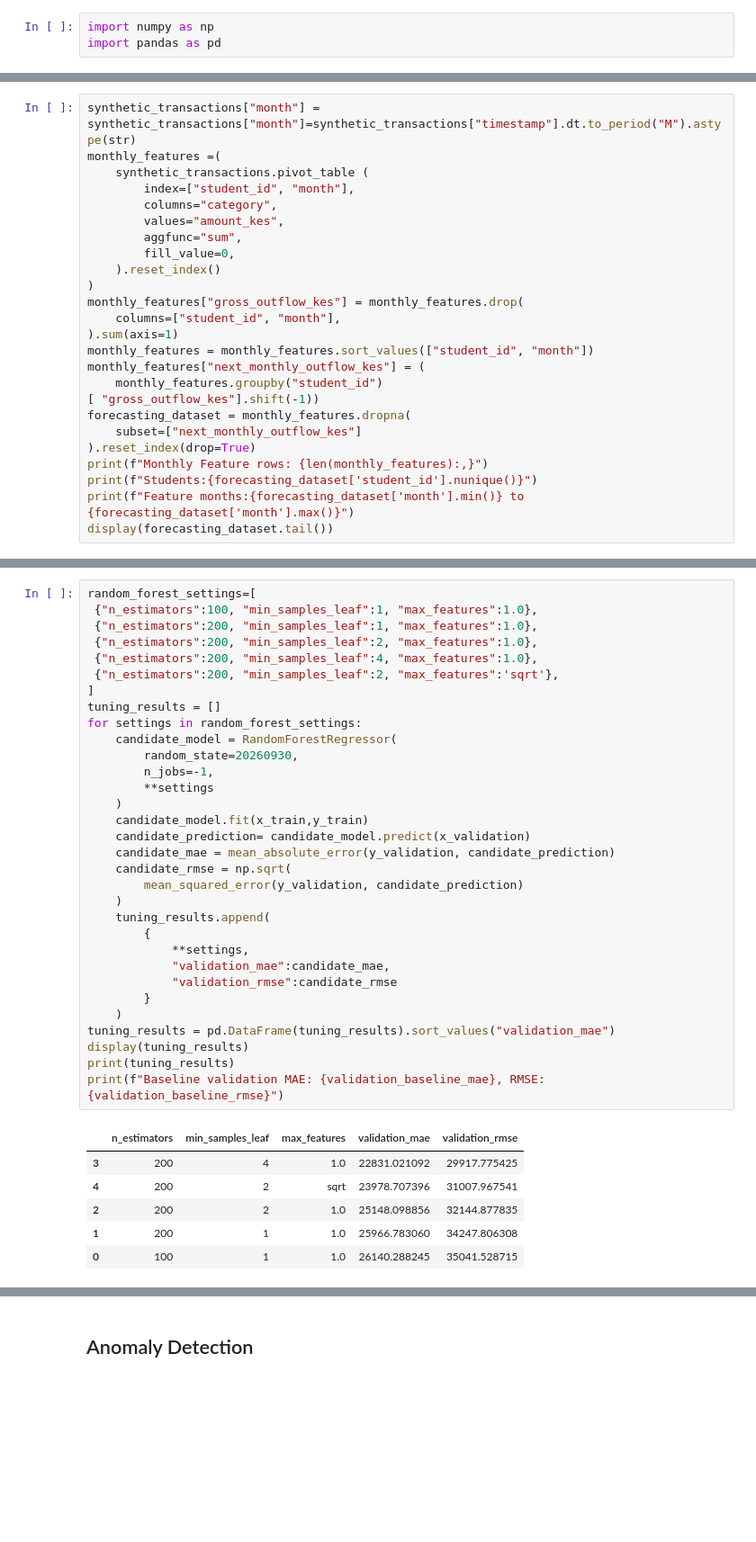
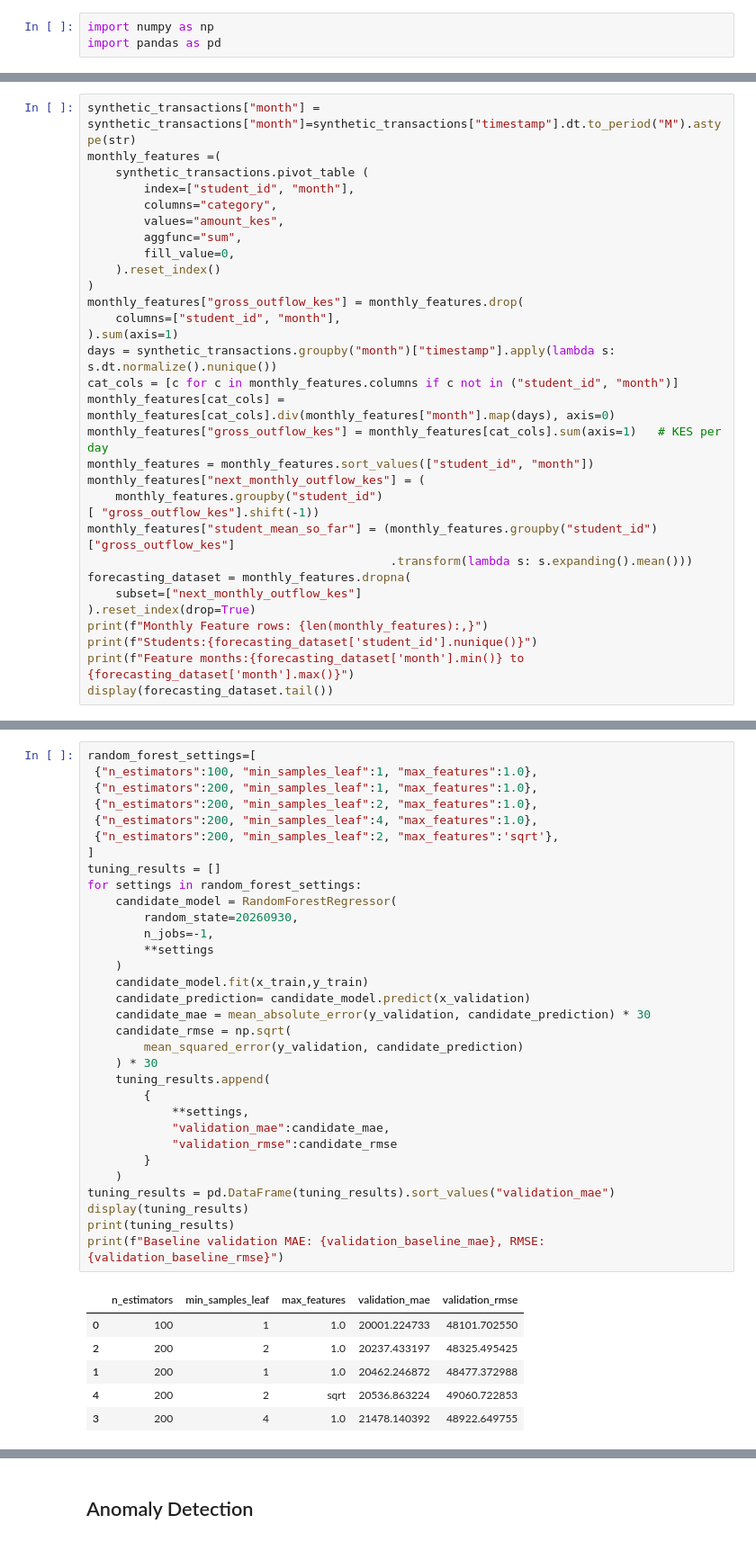
Before and after one commit to Jimmy-szn/dependants-costs, a Jupyter notebook: notebooks/aml.ipynb, the cells around one changed output, grey strips where cells are left out. Shown at 90% size. Saved outputs shown, nothing was run; the diff lists cells and outputs as text; blank space fills up the shorter version.

```diff
--- a/notebooks/aml.ipynb
+++ b/notebooks/aml.ipynb
@@ -472,10 +496,16 @@ monthly_features =(
 monthly_features["gross_outflow_kes"] = monthly_features.drop(
     columns=["student_id", "month"],
 ).sum(axis=1)
+days = synthetic_transactions.groupby("month")["timestamp"].apply(lambda s: s.dt.normalize().nunique())
+cat_cols = [c for c in monthly_features.columns if c not in ("student_id", "month")]
+monthly_features[cat_cols] = monthly_features[cat_cols].div(monthly_features["month"].map(days), axis=0)
+monthly_features["gross_outflow_kes"] = monthly_features[cat_cols].sum(axis=1)   # KES per day
 monthly_features = monthly_features.sort_values(["student_id", "month"])
 monthly_features["next_monthly_outflow_kes"] = (
     monthly_features.groupby("student_id")
 [ "gross_outflow_kes"].shift(-1))
+monthly_features["student_mean_so_far"] = (monthly_features.groupby("student_id")["gross_outflow_kes"]
+                                           .transform(lambda s: s.expanding().mean()))
 forecasting_dataset = monthly_features.dropna(
     subset=["next_monthly_outflow_kes"]
 ).reset_index(drop=True)
@@ -593,38 +627,38 @@ random_forest_settings=[
  {"n_estimators":100, "min_samples_leaf":1, "max_features":1.0},
  {"n_estimators":200, "min_samples_leaf":1, "max_features":1.0},
  {"n_estimators":200, "min_samples_leaf":2, "max_features":1.0},
  {"n_estimators":200, "min_samples_leaf":4, "max_features":1.0},
  {"n_estimators":200, "min_samples_leaf":2, "max_features":'sqrt'},
 ]
 tuning_results = []
 for settings in random_forest_settings:
     candidate_model = RandomForestRegressor(
         random_state=20260930,
         n_jobs=-1,
         **settings
     )
     candidate_model.fit(x_train,y_train)
     candidate_prediction= candidate_model.predict(x_validation)
-    candidate_mae = mean_absolute_error(y_validation, candidate_prediction)
+    candidate_mae = mean_absolute_error(y_validation, candidate_prediction) * 30
     candidate_rmse = np.sqrt(
         mean_squared_error(y_validation, candidate_prediction)
-    )
+    ) * 30
     tuning_results.append(
         {
             **settings,
             "validation_mae":candidate_mae,
             "validation_rmse":candidate_rmse
         }
     )
 tuning_results = pd.DataFrame(tuning_results).sort_values("validation_mae")
 display(tuning_results)
 print(tuning_results)
 print(f"Baseline validation MAE: {validation_baseline_mae}, RMSE: {validation_baseline_rmse}")
 # %% [output]
 |  | n_estimators | min_samples_leaf | max_features | validation_mae | validation_rmse |
-| 3 | 200 | 4 | 1.0 | 22831.021092 | 29917.775425 |
-| 4 | 200 | 2 | sqrt | 23978.707396 | 31007.967541 |
-| 2 | 200 | 2 | 1.0 | 25148.098856 | 32144.877835 |
-| 1 | 200 | 1 | 1.0 | 25966.783060 | 34247.806308 |
-| 0 | 100 | 1 | 1.0 | 26140.288245 | 35041.528715 |
+| 0 | 100 | 1 | 1.0 | 20001.224733 | 48101.702550 |
+| 2 | 200 | 2 | 1.0 | 20237.433197 | 48325.495425 |
+| 1 | 200 | 1 | 1.0 | 20462.246872 | 48477.372988 |
+| 4 | 200 | 2 | sqrt | 20536.863224 | 49060.722853 |
+| 3 | 200 | 4 | 1.0 | 21478.140392 | 48922.649755 |
    n_estimators  min_samples_leaf max_features  validation_mae  \
```
Also changed, not shown: parts of 54 cells of this notebook.
